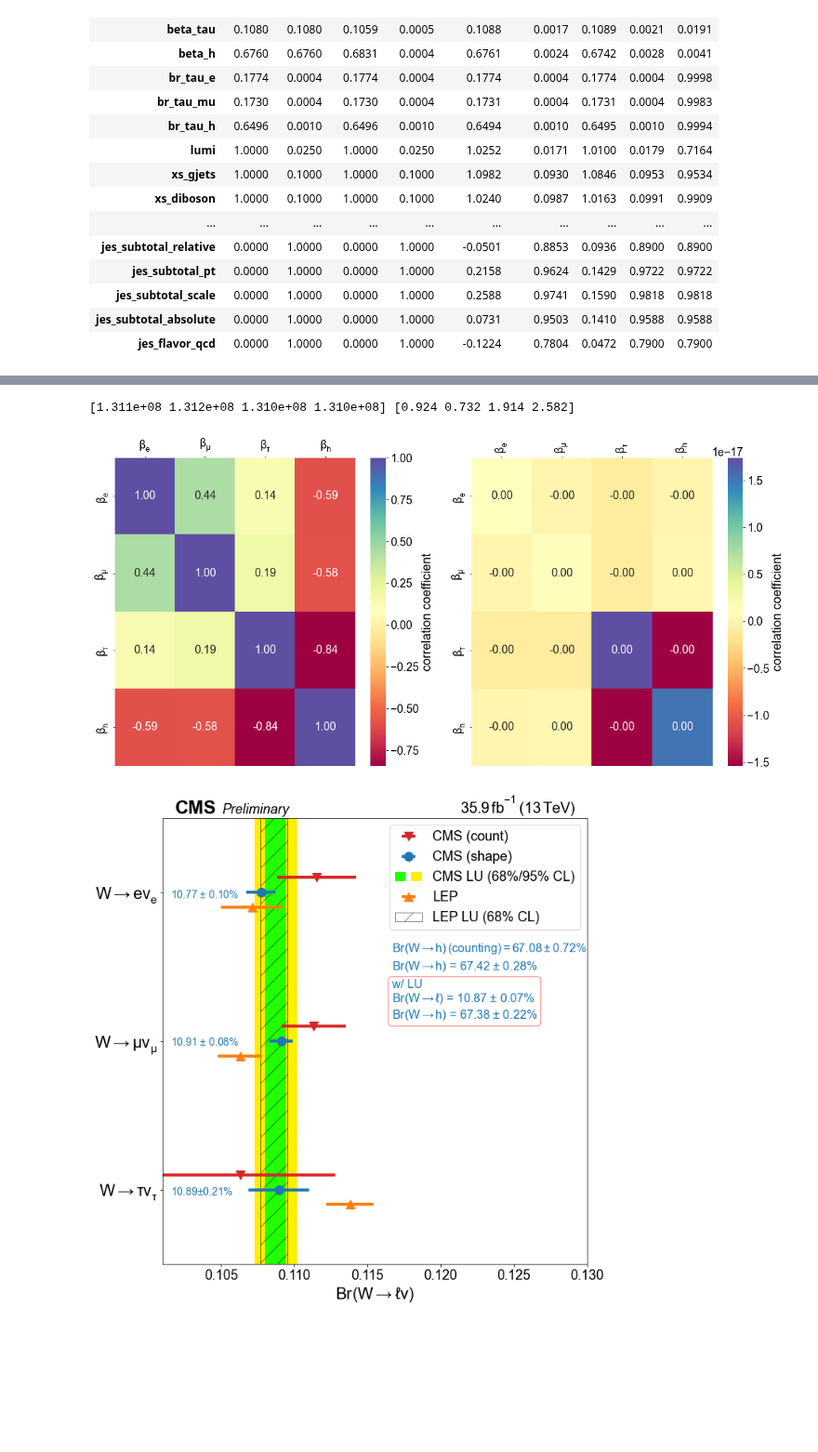
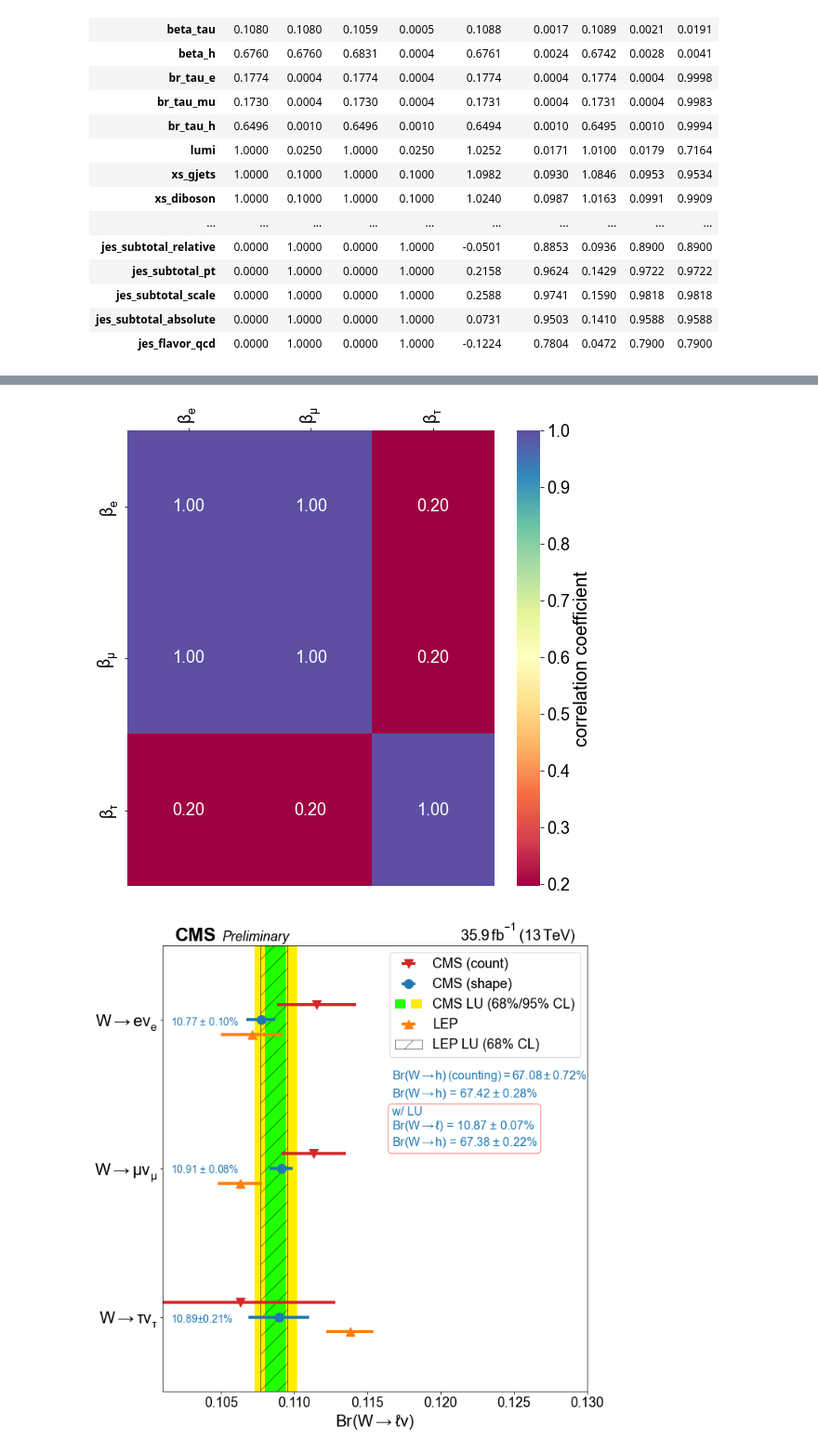
Before and after one commit to NWUHEP/analysis-tools, a Jupyter notebook: notebooks/baseline_fits.ipynb, the cells around one changed output, grey strips where cells are left out. Shown at 93% size. Cells and saved outputs as stored; diff of their text form; code cells hidden in the pictures; blank space fills up the shorter version.

```diff
--- a/notebooks/baseline_fits.ipynb
+++ b/notebooks/baseline_fits.ipynb
@@ -463,49 +476,31 @@ plt.show()
-# %%
-# produce correlation matrix
-fig, axes = plt.subplots(1, 2, facecolor='white', figsize=(16, 8))
-
-ax = axes[0]
-sns.heatmap(df_corr.iloc[:4, :4], cmap='Spectral', annot=True, fmt='.2f', ax=ax, cbar_kws={'label': r'correlation coefficient'})
-ax.set_xlabel('')
-ax.set_ylabel('')
-ax.xaxis.tick_top()
-#ax.xaxis.set_ticks(np.arange(0, df_corr.shape[0], 1))
-plt.xticks(rotation=90)
-
-# transform W branching fraction covariance by marginalizing over nuisance parameters
-cov = corr*np.outer(stderr, stderr)
-U0 = cov[:4, :4]
-V = cov[:4, 4:]
-W0 = cov[4:, 4:]
-
-#cov_inv = np.linalg.pinv(cov)
-#U0 = cov_inv[:4, :4]
-#V = cov_inv[:4, 4:]
-#W0 = cov_inv[4:, 4:]
-
-U = U0 - np.dot(V, np.dot(np.linalg.pinv(W0), V.T))
-
-cov_new = np.linalg.pinv(U)
-err_new = np.sqrt(cov_new.diagonal())
-corr_new =  U/np.outer(err_new, err_new)
-df_corr_marginal = pd.DataFrame(corr_new, columns=p_labels_fancy[:4], index=p_labels_fancy[:4])
-print(100*err_new[:4]/0.108, 100*stderr[:4]/0.108)
-
-ax = axes[1]
-sns.heatmap(df_corr_marginal.iloc[:4, :4], cmap='Spectral', annot=True, fmt='.2f', ax=ax, cbar_kws={'label': r'correlation coefficient'})
-ax.set_xlabel('')
-ax.set_ylabel('')
-ax.xaxis.tick_top()
-#ax.xaxis.set_ticks(np.arange(0, df_corr.shape[0], 1))
-plt.xticks(rotation=90)
-
-plt.tight_layout()
-plt.subplots_adjust(top=0.9)
-plt.savefig(f'plots/systematics/correlation_matrix_POI_{scenario}.pdf')
-plt.show()
-# %% [output]
-[1.311e+08 1.312e+08 1.310e+08 1.310e+08] [0.924 0.732 1.914 2.582]
-[figure, removed]
+# %%
+# produce correlation matrix
+fig, axes = plt.subplots(1, 1, facecolor='white', figsize=(8, 8))
+
+ax = axes
+p_labels_plu = [r'$\beta_{e/\mu}$'] + p_labels_fancy.to_list()[2:]
+df_corr_plu = pd.DataFrame(corr_plu, columns=p_labels_fancy, index=p_labels_fancy)
+sns.heatmap(df_corr_plu.iloc[:3, :3], cmap='Spectral', annot=True, fmt='.2f', ax=ax, cbar_kws={'label': r'correlation coefficient'})
+ax.set_xlabel('')
+ax.set_ylabel('')
+ax.xaxis.tick_top()
+#ax.xaxis.set_ticks(np.arange(0, df_corr.shape[0], 1))
+plt.xticks(rotation=90)
+
+r_ltau_pdf = partial(fh.bivariate_normal_ratio,
+                     mu_x=result_alt1.x[1],
+                     mu_y=result_alt1.x[2],
+                     sigma_x=stderr_plu[1],
+                     sigma_y=stderr_plu[2],
+                     rho=df_corr_plu.iloc[2, 1]
+                    )
+
+plt.tight_layout()
+plt.subplots_adjust(top=0.9)
+plt.savefig(f'plots/systematics/correlation_matrix_POI_plu_{scenario}.pdf')
+plt.show()
+# %% [output]
+[figure, added]
 # %%
 # presentation of results
 fig, axes = plt.subplots(1, 1, figsize=(10, 10), facecolor='white')
```
Also changed, not shown: parts of 8 cells of this notebook, 6 other files.
